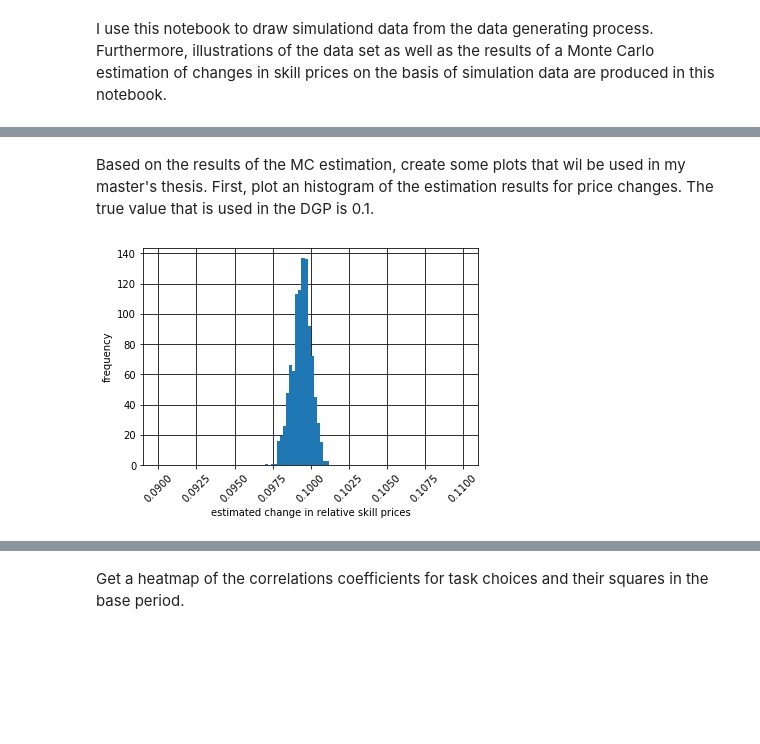
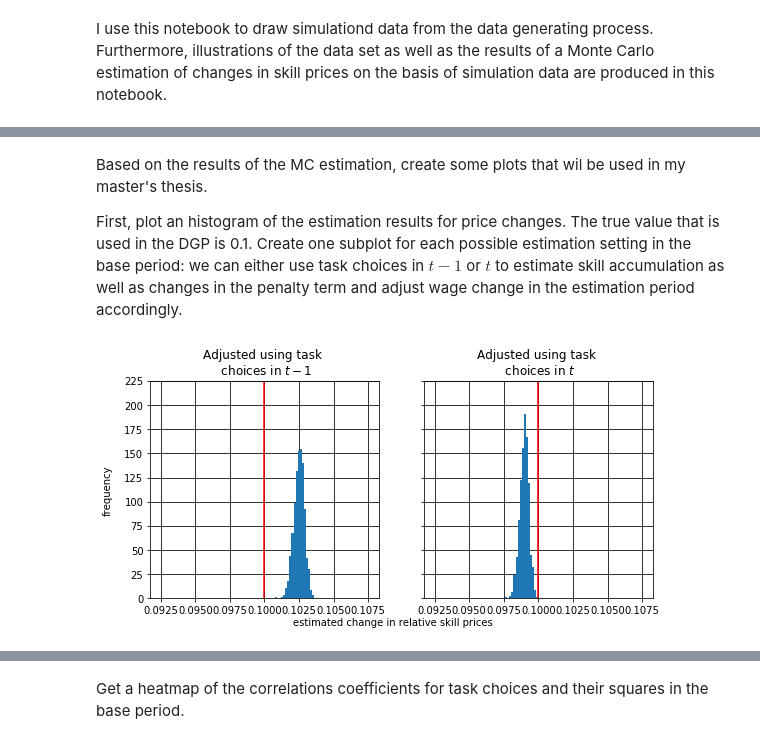
Before and after one commit to DaLueke/estimating_skill_prices, a Jupyter notebook: MC_simulation/simulation.ipynb, the cells around one changed output, grey strips where cells are left out. Drawn from its saved outputs; the diff is of its cells as text; code cells hidden in the pictures; blank space fills up the shorter version.

```diff
--- a/MC_simulation/simulation.ipynb
+++ b/MC_simulation/simulation.ipynb
@@ -164,14 +324,37 @@ for m in range(M):
 # %% [markdown]
 Based on the results of the MC estimation, create some plots that wil be used in my master's thesis.
-First, plot an histogram of the estimation results for price changes. The true value that is used in the DGP is 0.1.
+
+First, plot an histogram of the estimation results for price changes. The true value that is used in the DGP is 0.1. Create one subplot for each possible estimation setting in the base period: we can either use task choices in $t-1$ or $t$ to estimate skill accumulation as well as changes in the penalty term and adjust wage change in the estimation period accordingly.
-# %%
-plt.rc('axes', axisbelow=True)
-plt.xticks(rotation=45)
-plt.xlabel("estimated change in relative skill prices")
-plt.ylabel("frequency")
-plt.rc('grid', linestyle="-", color='black')
-plt.grid(True)
-plt.hist(adj_wage_on_mean_lmb, bins=100, range=(0.09, 0.11))
-plt.savefig("latex_files\\FIG\\MC_estimation_rslt.png", dpi=450)
-# %% [output]
-[figure, removed]
+# %%
+# plt.rc('axes', axisbelow=True)
+# plt.xticks(rotation=45)
+# plt.xlabel("estimated change in relative skill prices")
+# plt.ylabel("frequency")
+# plt.rc('grid', linestyle="-", color='black')
+# plt.grid(True)
+title = "Adjusted using task \n choices in {}"
+
+
+fig, axs = plt.subplots(nrows=1, ncols=2, sharex=True, sharey=True)
+# add histograms
+axs[0].hist(adj_wage_on_mean_lmb_previous, bins=100, range=(0.0925, .1075))
+axs[1].hist(adj_wage_on_mean_lmb_concurrent, bins=100, range=(0.0925, .1075))
+# add vertical line at true change in skill prices
+axs[0].plot([0.1, 0.1], [0, 225], color='r')
+axs[1].plot([0.1, 0.1], [0, 225], color='r')
+# limit y axis
+axs[0].set_ylim(225), axs[1].set_ylim(0, 225)
+# enable grids
+axs[0].grid(), axs[1].grid()
+# add subplot titles
+axs[0].set_title(title.format("$t-1$")), axs[1].set_title(title.format("$t$"))
+# label axes
+fig.text(0.5, 0.04, 'estimated change in relative skill prices', ha='center', va='center')
+fig.text(0.06, 0.5, 'frequency', ha='center', va='center', rotation='vertical')
+# set figsize
+fig.set_figwidth(9)
+# plt.show()
+# plt.hist(adj_wage_on_mean_lmb, bins=100, range=(0.09, .11))
+plt.savefig("..//latex_files\\FIG\\MC_estimation_rslt.png", dpi=450)
+# %% [output]
+[figure, added]
```
Also changed, not shown: parts of 10 cells of this notebook, 8 other files.
